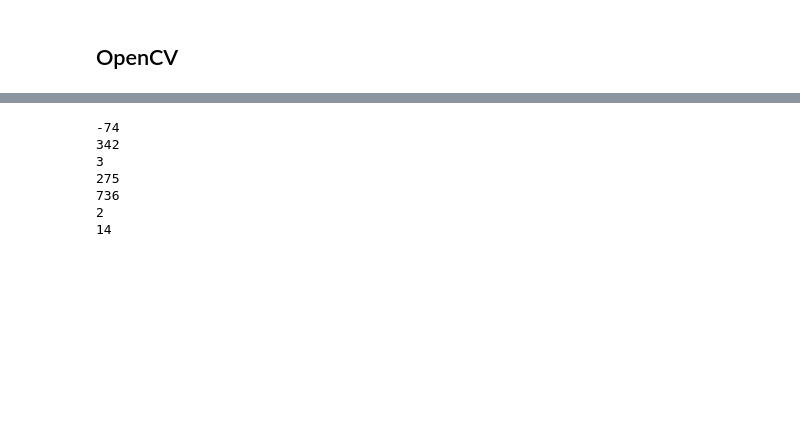
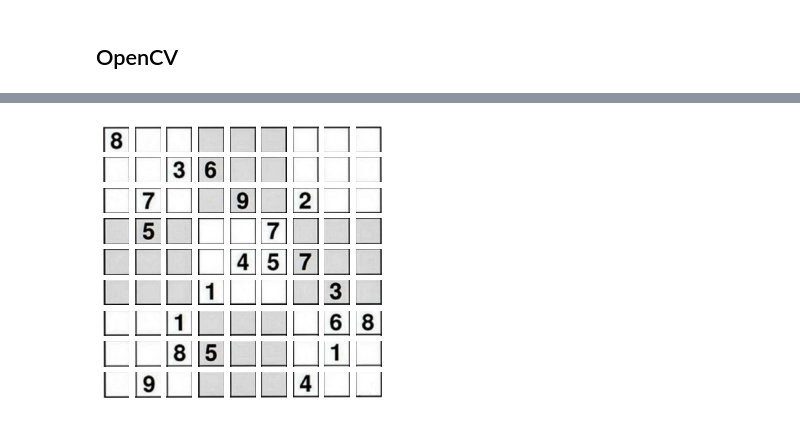
Before and after one commit to Rhinestone1337/sudoku-solver, a Jupyter notebook: sudoku pulp opencv.ipynb, the cells around one changed output, grey strips where cells are left out. Cells and saved outputs as stored; diff of their text form; code cells hidden in the pictures; blank space fills up the shorter version.

```diff
--- a/sudoku pulp opencv.ipynb
+++ b/sudoku pulp opencv.ipynb
@@ -213,11 +203,14 @@ for i,j  in enumerate(split):
-# %%
-print(pytesseract.image_to_string(board, config='--psm 6 digits'))
-# %% [output]
--74
-342
-3
-275
-736
-2
-14
+# %%
+df_final = pd.DataFrame(index=range(1, 10), columns=range(1, 10))
+
+fig, ax = plt.subplots(9, 9, figsize=(5,5))
+split = np.split(board, 9, axis=1)
+for col,j  in enumerate(split):
+    digs = np.split(j, 9)
+    for row,d in enumerate(digs):
+        ax[row][col].imshow(d)
+        ax[row][col].axis('off')
+        df_final.loc[row, col] = pytesseract.image_to_string(d, config='--psm 10 digits')
+# %% [output]
+[figure, added]
 # %%
```
Also changed, not shown: parts of 4 cells of this notebook.
